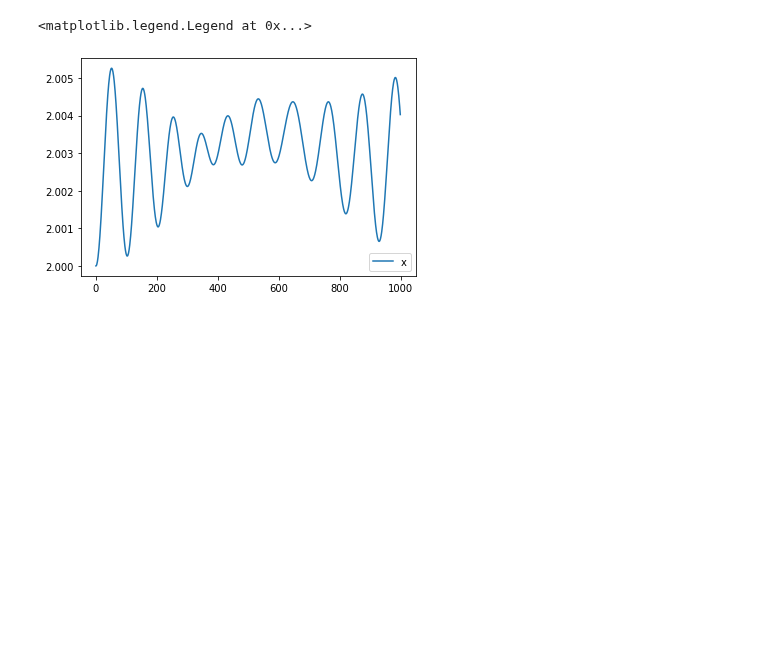
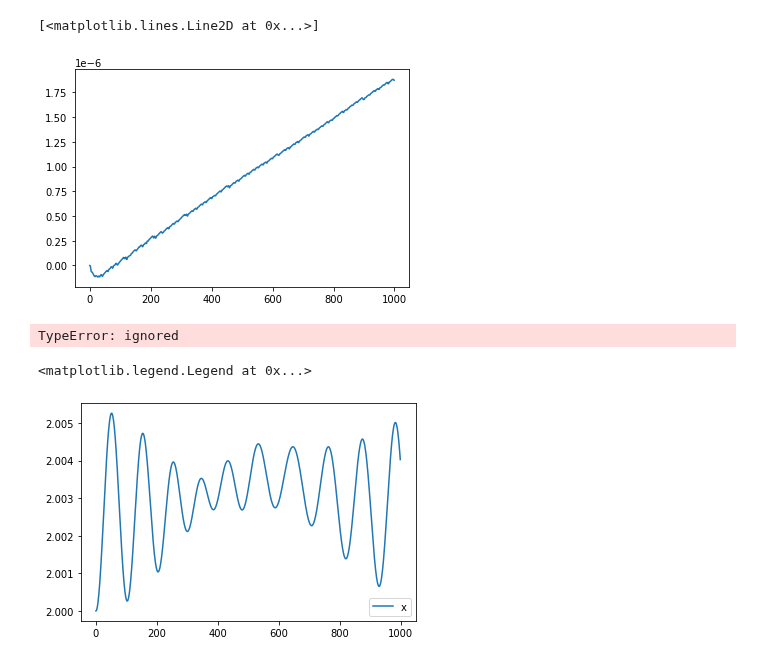
Before and after one commit to tomi-cuentitas/Spin-Chains-, a Jupyter notebook: Optimized_corr_xop_v_pop_H_SpinChain.ipynb, the cells around one changed output. Cells and saved outputs as stored; diff of their text form; code cells hidden in the pictures; blank space fills up the shorter version.

Commit message:
Confirmar como armar el plot de entropía

```diff
--- a/Optimized_corr_xop_v_pop_H_SpinChain.ipynb
+++ b/Optimized_corr_xop_v_pop_H_SpinChain.ipynb
@@ -107,7 +123,6 @@ def hamiltonian_integration(N, Jx, Jy, Jz, h, psi_0, tlist, gamma=1e-10, solver=
     corr_op = .5*(x_op*p_op+p_op*x_op)
     comm_op = -1j*(x_op*p_op-p_op*x_op)
     p_dot = 1j*(H_H * p_op - p_op * H_H)
-
 
     # collapse operators
     c_op_list = []
@@ -120,9 +135,20 @@ def hamiltonian_integration(N, Jx, Jy, Jz, h, psi_0, tlist, gamma=1e-10, solver=
     obs = [x_op, p_op, x_op**2,p_op**2, corr_op, p_dot]
 
     if solver == "me":
-        result_spin_ops = mesolve(H_H, psi0, tlist, c_op_list, obs)
+        result_spin_ops = mesolve(H_H, psi0, tlist, c_op_list)
     elif solver == "mc":
         ntraj = 200
         result_spin_ops = mcsolve(H_H, psi0, tlist, c_op_list, obs)
 
-    return result_spin_ops.expect
+    return result_spin_ops.states
+# %%
+results = hamiltonian_integration(N, Jx, Jy, Jz, h, psi0, tlist, gamma, solver)
+
+entropy = []
+for t in range(len(tlist)):
+  entropy.append(entropy_vn(results[t]))
+
+plt.plot(entropy)
+# %% [output]
+[<matplotlib.lines.Line2D at 0x...>]
+[figure, added]
@@ -129,3 +187,9 @@ def hamiltonian_integration(N, Jx, Jy, Jz, h, psi_0, tlist, gamma=1e-10, solver=
+# %%
+results = hamiltonian_integration(N, Jx, Jy, Jz, h, psi0, tlist, gamma, solver)
+
+plt.plot(results)
+# %% [output]
+TypeError: ignored
 # %%
 results = hamiltonian_integration(N, Jx, Jy, Jz, h, psi0, tlist, gamma, solver)
 
```
Also changed, not shown: parts of 3 cells of this notebook.
